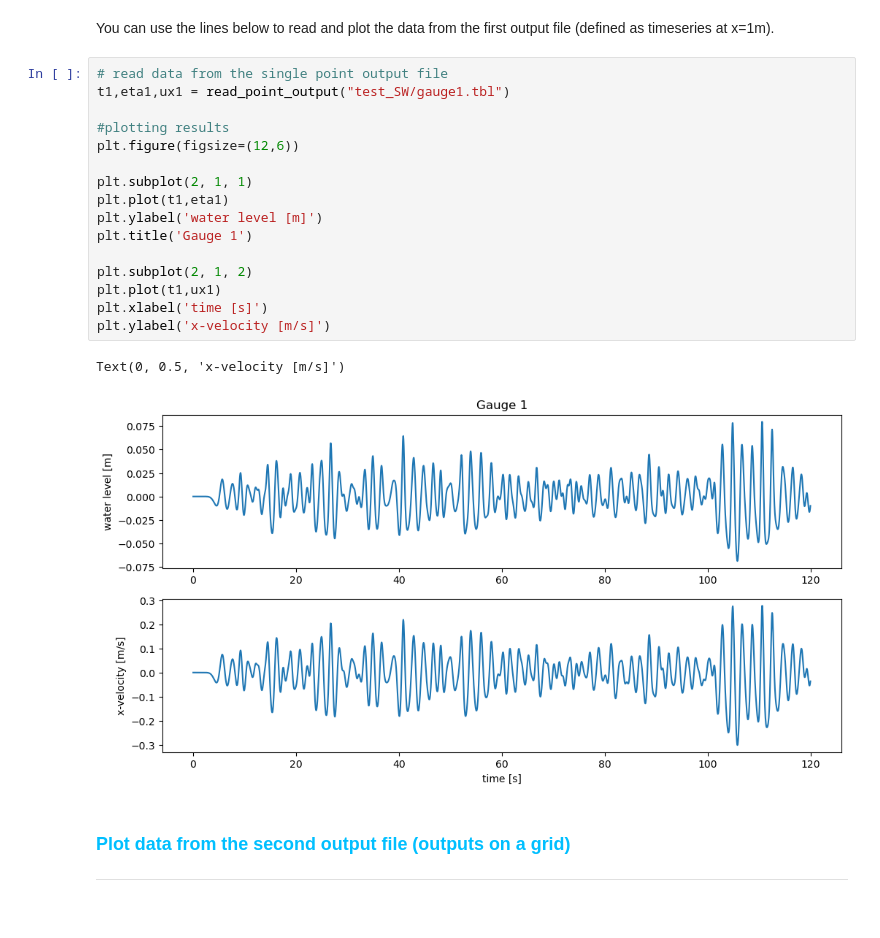
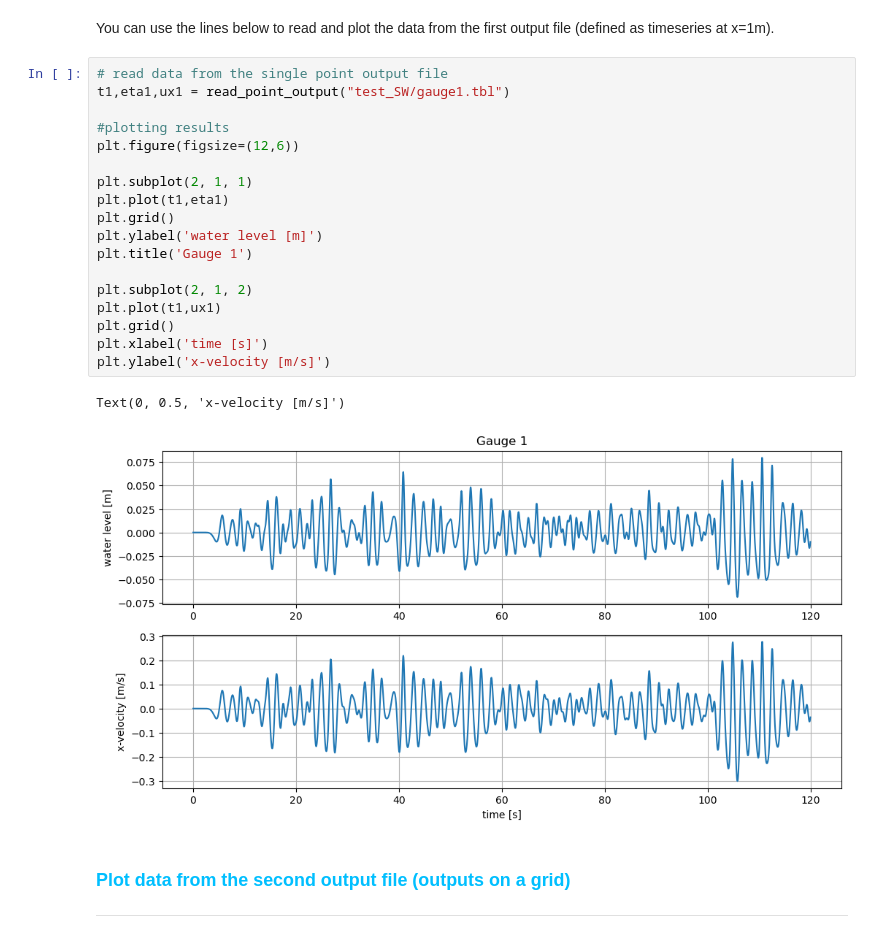
Before and after one commit to camicocozza/PLASTIC_BEACH_THESIS, a Jupyter notebook: SWASHmodeling/SWASHsimulations.ipynb, the cells around one changed output. Saved outputs shown, nothing was run; the diff lists cells and outputs as text.

```diff
--- a/SWASHmodeling/SWASHsimulations.ipynb
+++ b/SWASHmodeling/SWASHsimulations.ipynb
@@ -117,22 +117,24 @@ You can use the lines below to read and plot the data from the first output file
 # %%
 # read data from the single point output file
 t1,eta1,ux1 = read_point_output("test_SW/gauge1.tbl")
 
 #plotting results
 plt.figure(figsize=(12,6))
 
 plt.subplot(2, 1, 1)
 plt.plot(t1,eta1)
+plt.grid()
 plt.ylabel('water level [m]')
 plt.title('Gauge 1')
 
 plt.subplot(2, 1, 2)
 plt.plot(t1,ux1)
+plt.grid()
 plt.xlabel('time [s]')
 plt.ylabel('x-velocity [m/s]')
 # %% [output]
 Text(0, 0.5, 'x-velocity [m/s]')
-[figure, old version]
+[figure, new version]
 # %% [markdown]
 <h3 style="color:#00BFFF;">Plot data from the second output file (outputs on a grid) </h3>
 <hr style="height:1px;border:none;color:#333;" />
```
Also changed, not shown: 2 other files.
